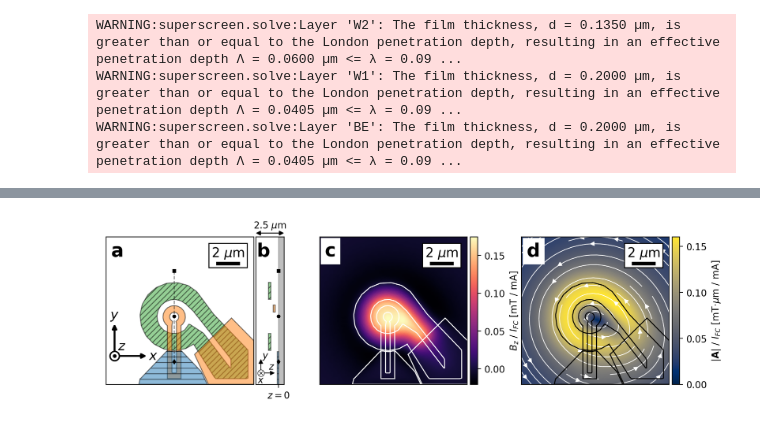
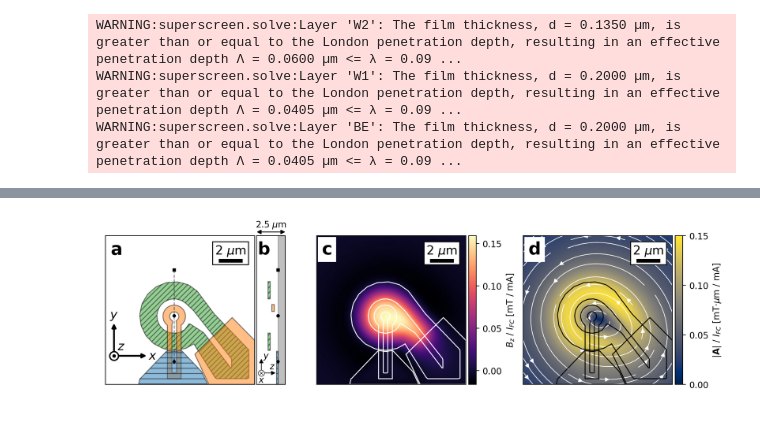
Before and after one commit to loganbvh/vortex-dynamics-induced-by-scanning-squid, a Jupyter notebook: notebooks/figure-1.ipynb, the cells around one changed output, grey strips where cells are left out. Cells and saved outputs as stored; diff of their text form; code cells hidden in the pictures.

Commit message:
Update notebooks and figures

```diff
--- a/notebooks/figure-1.ipynb
+++ b/notebooks/figure-1.ipynb
@@ -165,7 +165,7 @@ if figure_dir is not None:
 # %%
 fig, axes = plt.subplots(
     1, 3,
-    figsize=(9.25, 2.75),
+    figsize=(10, 2.75),
     constrained_layout=True,
     gridspec_kw=dict(width_ratios=[1, 1, 1]),
 )
@@ -216,7 +216,7 @@ cbar_cx.set_ticks([0, 0.05, 0.1, 0.15])
 
 norm = np.linalg.norm(A, axis=1)
 unit = A / norm[:, np.newaxis]
-im = dx.tripcolor(xs, ys, ts, norm, shading="gouraud", cmap="cividis", vmin=0, vmax=None)
+im = dx.tripcolor(xs, ys, ts, norm, shading="gouraud", cmap="cividis", vmin=0, vmax=0.15)
 dx.streamplot(x, y, Ax, Ay, linewidth=0.75, color="w", density=0.55, broken_streamlines=True)
 ddiviver = make_axes_locatable(dx)
 dcax = ddiviver.append_axes("right", **cax_kw)
@@ -276,6 +276,7 @@ ax.text(*(r0 + [0, axes_length]), "$y$", ha="center", va="bottom", size=14)
 ax.text(*(r0 + [axes_length / 10, axes_length / 10]), "$z$", ha="left", va="bottom", size=14)
 
 y0 = 0
+z0 = -layers["W2"].z0
 ys = np.linspace(4, -4, 101)
 xs = np.zeros_like(ys)
 ax.plot(xs, ys + y0, "k--", lw=1, alpha=0.5)
@@ -286,12 +287,12 @@ ax.plot(0, ys[-1], "kd", markersize=3)
 bx = ax.inset_axes([0.96, 0, 0.3, 1])
 bx.sharey(ax)
 
-bx.axvspan(0, 0.5, color="k", alpha=0.25)
+bx.axvspan(z0, 0.5, color="k", alpha=0.25)
 
 # bx.plot(xs, ys + y0, "k--", lw=1, alpha=0.5)
-bx.plot(0, 0, "ko", markersize=3)
-bx.plot(0, ys[0], "ks", markersize=3)
-bx.plot(0, ys[-1], "kd", markersize=3)
+bx.plot(z0, 0, "ko", markersize=3)
+bx.plot(z0, ys[0], "ks", markersize=3)
+bx.plot(z0, ys[-1], "kd", markersize=3)
 
 ro_fc = 3.0
 ri_fc = 1.5
@@ -301,7 +302,6 @@ ri_pl = 0.4
 pl_width = ro_pl - ri_pl
 
 rect_kw = dict(edgecolor="k", alpha=0.5)
-
 fc1 = mpl.patches.Rectangle(
     (-layers["BE"].z0, ri_fc),
     height=fc_width,
@@ -345,13 +345,13 @@ bx.set_yticks([-4, 0, 4])
 
 bx.set_yticks([])
 bx.set_ylabel("")
-bx.set_xticks([0])
-bx.set_xticklabels(["$z=0$"], fontsize=10)
+bx.set_xticks([])
+# bx.set_xticklabels(["$z=0$"], fontsize=10)
 bx.set_xlabel("")
 bx.set_aspect("equal")
 
 axes_length = 1.4
-r0 = np.array([-1.55, -5])
+r0 = np.array([-1.59, -5])
 add_arrow(bx, r0, r0 + [0, axes_length], lw=0.75)
 add_arrow(bx, r0, r0 + [axes_length, 0], lw=0.75)
 bx.scatter(*r0, color="k", marker="o", s=50, facecolor="white", lw=0.5, zorder=100)
@@ -359,34 +359,34 @@ bx.scatter(*r0, color="k", marker="x", s=15, facecolor="k", lw=0.5, zorder=101)
 bx.text(*(r0 + [axes_length * 0.5, axes_length * 0.4]), "$z$", ha="left", va="center", size=10)
 bx.text(*(r0 + [axes_length * 0.3, axes_length * 0.75]), "$y$", ha="center", va="bottom", size=10)
 bx.text(*(r0 + [0, -axes_length * 0.165]), "$x$", ha="center", va="top", size=10)
 
 bx.annotate(
     "",
     xy=(0, 1.025),
     xytext=(1, 1.025),
     arrowprops=dict(arrowstyle="<|-|>", color="k", shrinkA=0, shrinkB=0, lw=1),
     textcoords=bx.transAxes,
     xycoords=bx.transAxes,
 )
 bx.text(
     0.5, 1.04, "2.5 $\\mu$m",
     size=10, ha="center", va="bottom",
     transform=bx.transAxes,
 )
 
 for a, s, color in zip([ax, bx, cx, dx], string.ascii_lowercase, ["none", "none", "white", "white"]):
     a.text(
         0.035, 0.965, s,
         ha="left", va="top",
         fontweight="bold", size=20, transform=a.transAxes,
         backgroundcolor=color,
     )
 
 if figure_dir is not None:
     fig.set_facecolor("white")
     fig.savefig(os.path.join(figure_dir, "squid-outline-cut.pdf"), bbox_inches="tight")
 # %% [output]
-[figure, old version]
+[figure, new version]
 # %%
 Hz.max()
 # %% [output]
```
Also changed, not shown: parts of 4 cells of this notebook, 15 other files.
